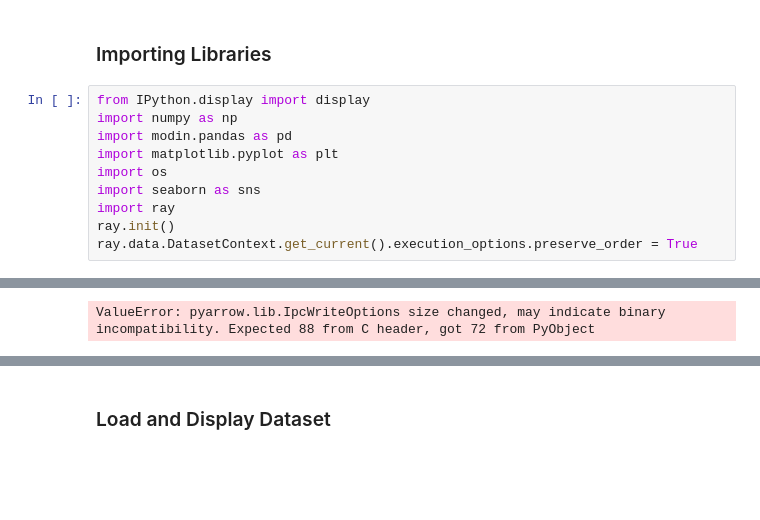
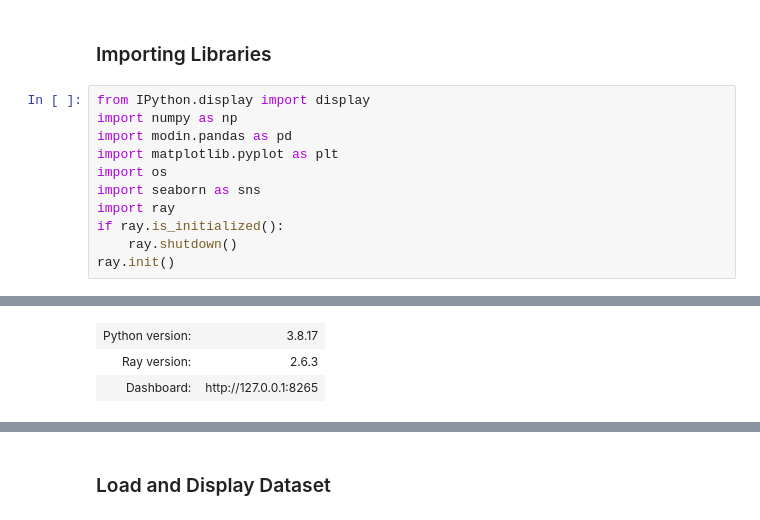
Before and after one commit to Techn08055/Sales_Forcast, a Jupyter notebook: First_Cycle.ipynb, the cells around one changed output, grey strips where cells are left out. Cells and saved outputs as stored; diff of their text form; blank space fills up the shorter version.

```diff
--- a/First_Cycle.ipynb
+++ b/First_Cycle.ipynb
@@ -8,6 +8,7 @@ import matplotlib.pyplot as plt
 import os
 import seaborn as sns
 import ray
+if ray.is_initialized():
+    ray.shutdown()
 ray.init()
-ray.data.DatasetContext.get_current().execution_options.preserve_order = True
 # %% [output]
@@ -15 +16,3 @@ ray.data.DatasetContext.get_current().execution_options.preserve_order = True
-ValueError: pyarrow.lib.IpcWriteOptions size changed, may indicate binary incompatibility. Expected 88 from C header, got 72 from PyObject
+| Python version: | 3.8.17 |
+| Ray version: | 2.6.3 |
+| Dashboard: | http://127.0.0.1:8265 |
```
Also changed, not shown: parts of 13 cells of this notebook, 1 other file.
